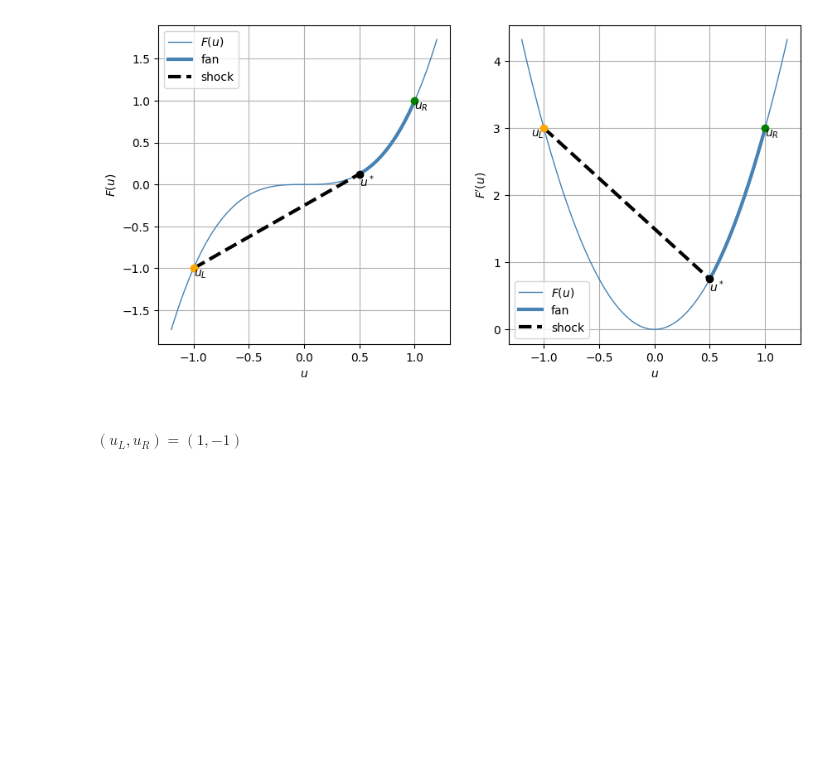
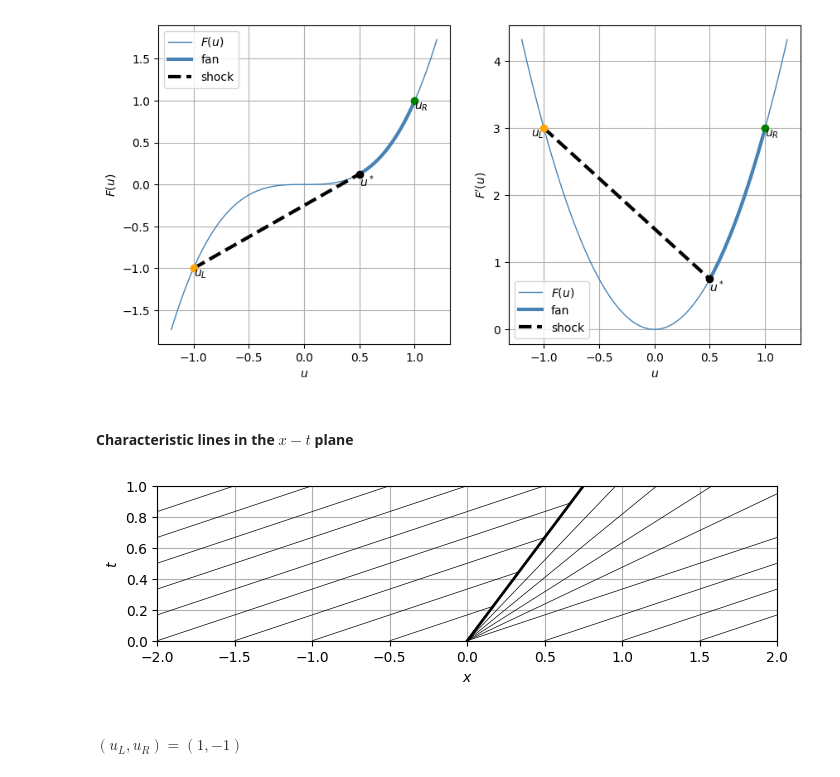
Before and after one commit to Basics2022/bbooks-math-miscellanea, a Jupyter notebook: _build/jupyter_execute/ch/pde/hyperbolic-non-convex.ipynb, the cells around one changed output. Cells and saved outputs as stored; diff of their text form; code cells hidden in the pictures; blank space fills up the shorter version.

Commit message:
Update Olenik's criterion with characteristic lines in xt plane

```diff
--- a/_build/jupyter_execute/ch/pde/hyperbolic-non-convex.ipynb
+++ b/_build/jupyter_execute/ch/pde/hyperbolic-non-convex.ipynb
@@ -229,6 +229,48 @@ ax[1].grid()
 plt.show()
 # %% [output]
 [figure]
+# %% [markdown]
+#### Characteristic lines in the $x-t$ plane
+# %%
+#> characteristic lines in xt plane
+fig, ax = plt.subplots(1,1, figsize=(8,8))
+
+vL = dflux(uL); thetaL = np.arctan(vL)
+vR = dflux(uR); thetaR = np.arctan(vR)
+vs = dflux(us); thetas = np.arctan(vs)
+
+t_plot = 1.
+n_angles = 5
+
+#> Fan
+for iv in range(5):
+    theta = thetas + iv/n_angles * (thetaR-thetas)
+    vel = np.tan(theta)
+    ax.plot([0, vel*t_plot], [0, t_plot], color='black', lw=0.5)
+
+#> Shock
+ax.plot([0, vs*t_plot], [0, t_plot], color='black', lw=2)
+
+#> Uniform regions
+for iv in range(10):
+    dx = - iv * .5
+    #> Intersection x(t) = dx + vL * t, xs(t) = vs * t
+    t_int = dx / ( vs - vL )
+    ax.plot([ dx, dx+vL*t_int], [0, t_int], color='black', lw=.5)
+
+for iv in range(5):
+    dx = iv * .5
+    ax.plot([ dx, dx+vR*t_plot], [0, t_plot], color='black', lw=.5)
+
+ax.set_aspect('equal')
+ax.set_xlabel(r'$x$')
+ax.set_ylabel(r'$t$')
+ax.set_xlim(-2,2)
+ax.set_ylim(0,t_plot)
+ax.grid()
+plt.show()
+# %% [output]
+[figure, added]
 # %% [markdown]
 #### $(u_L, u_R) = (1, -1)$
 # %%
```
Also changed, not shown: 6 other files.
